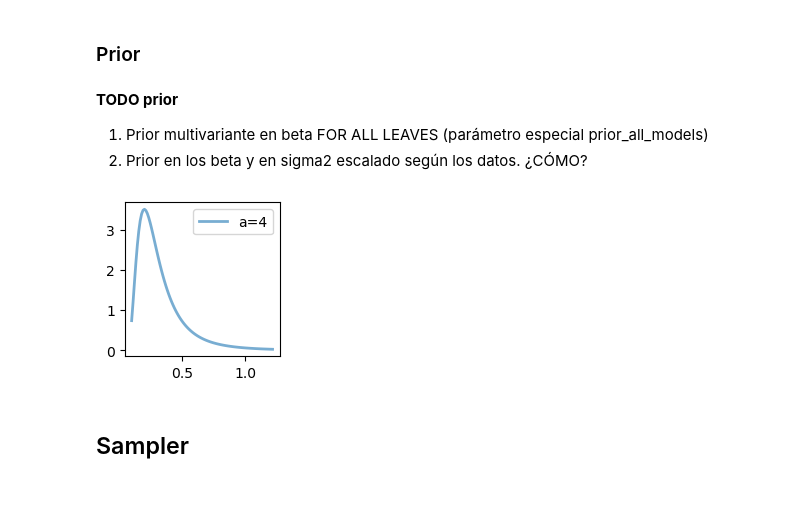
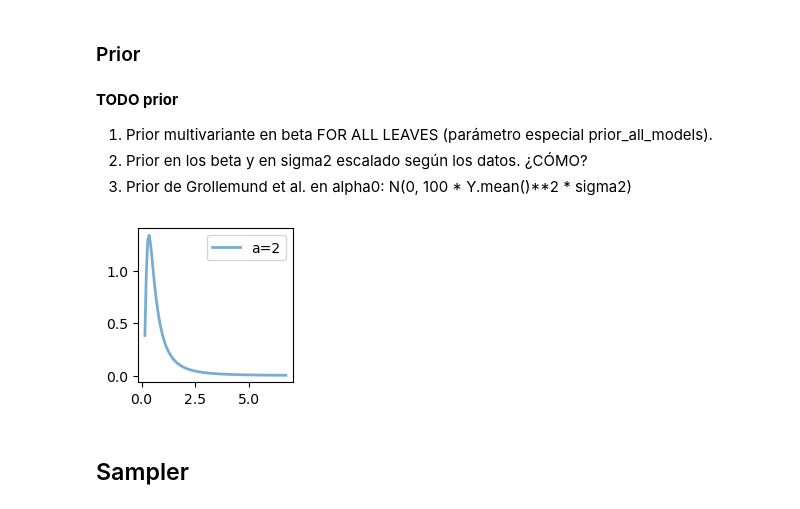
Before and after one commit to antcc/rk-bfr-jump, a Jupyter notebook: linear_regression.ipynb, the cells around one changed output. Saved outputs shown, nothing was run; the diff lists cells and outputs as text; code cells hidden in the pictures.

```diff
--- a/linear_regression.ipynb
+++ b/linear_regression.ipynb
@@ -173,14 +328,15 @@ def log_likelihood_vectorize(theta, groups, t, X, y):
 # %% [markdown]
 **TODO prior**
 
-1. Prior multivariante en beta FOR ALL LEAVES (parámetro especial prior_all_models)
+1. Prior multivariante en beta FOR ALL LEAVES (parámetro especial prior_all_models).
 2. Prior en los beta y en sigma2 escalado según los datos. ¿CÓMO?
+3. Prior de Grollemund et al. en alpha0: N(0, 100 * Y.mean()**2 * sigma2)
 # %%
-aa = 4
+aa = 2
 plt.figure(figsize=(2, 2))
 x = np.linspace(invgamma.ppf(0.01, aa), invgamma.ppf(0.99, aa), 100)
 plt.plot(x, invgamma.pdf(x, aa), lw=2, alpha=0.6, label=f"a={aa}")
 _ = plt.legend()
 # %% [output]
-[figure, old version]
+[figure, new version]
 # %%
```
Also changed, not shown: parts of 17 cells of this notebook.
